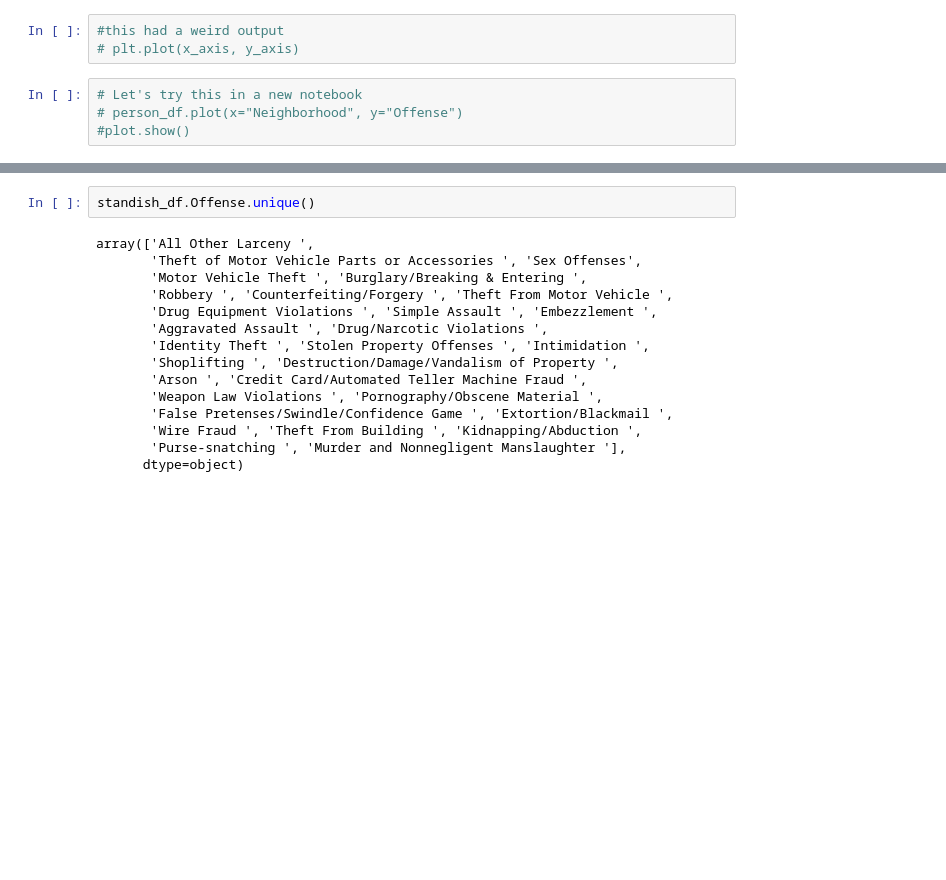
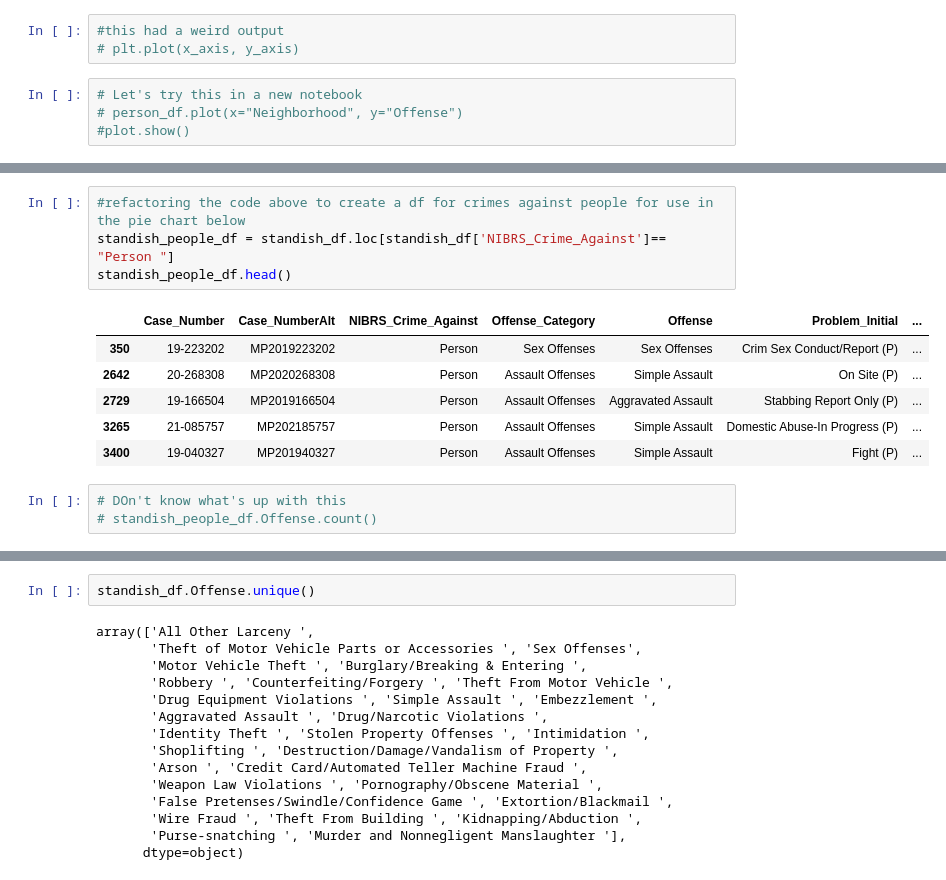
Before and after one commit to chrisolwell/MPLSCrime, a Jupyter notebook: mplsCrime.ipynb, the cells around one changed output, grey strips where cells are left out. Saved outputs shown, nothing was run; the diff lists cells and outputs as text; blank space fills up the shorter version.

```diff
--- a/mplsCrime.ipynb
+++ b/mplsCrime.ipynb
@@ -532,0 +522,14 @@ standish_df
+# %%
+#refactoring the code above to create a df for crimes against people for use in the pie chart below
+standish_people_df = standish_df.loc[standish_df['NIBRS_Crime_Against']== "Person "]
+standish_people_df.head()
+# %% [output]
+|  | Case_Number | Case_NumberAlt | NIBRS_Crime_Against | Offense_Category | Offense | Problem_Initial | ... |
+| 350 | 19-223202 | MP2019223202 | Person | Sex Offenses | Sex Offenses | Crim Sex Conduct/Report (P) | ... |
+| 2642 | 20-268308 | MP2020268308 | Person | Assault Offenses | Simple Assault | On Site (P) | ... |
+| 2729 | 19-166504 | MP2019166504 | Person | Assault Offenses | Aggravated Assault | Stabbing Report Only (P) | ... |
+| 3265 | 21-085757 | MP202185757 | Person | Assault Offenses | Simple Assault | Domestic Abuse-In Progress (P) | ... |
+| 3400 | 19-040327 | MP201940327 | Person | Assault Offenses | Simple Assault | Fight (P) | ... |
+# %%
+# DOn't know what's up with this
+# standish_people_df.Offense.count()
```
Also changed, not shown: parts of 4 cells of this notebook.
